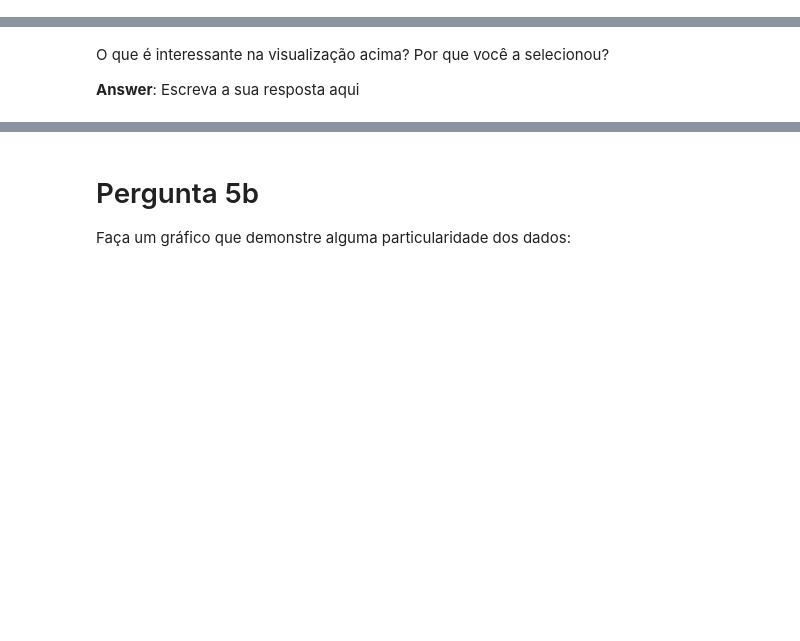
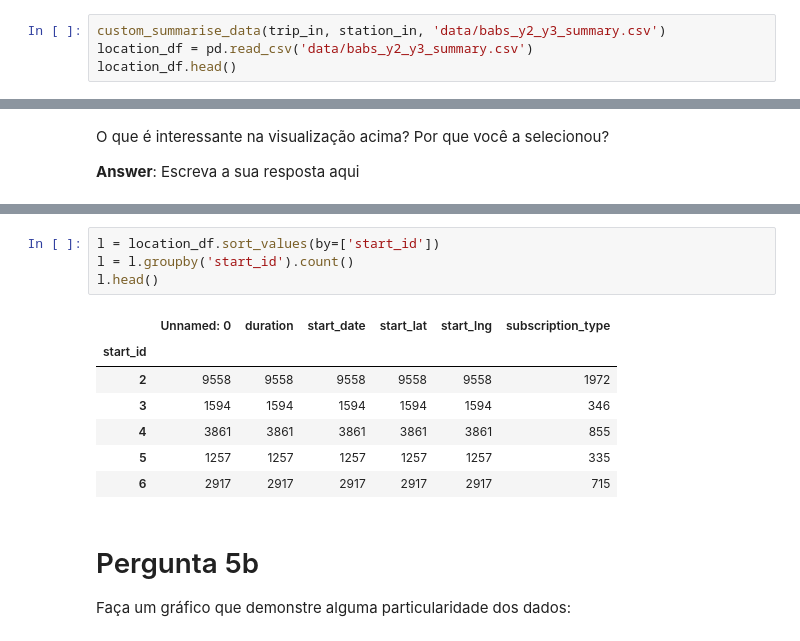
Before and after one commit to jpventura/BikeShareAnalysis, a Jupyter notebook: Analise_Bay_Area_Bike_Share-NDFDSI.ipynb, the cells around one changed output, grey strips where cells are left out. Cells and saved outputs as stored; diff of their text form; blank space fills up the shorter version.

```diff
--- a/Analise_Bay_Area_Bike_Share-NDFDSI.ipynb
+++ b/Analise_Bay_Area_Bike_Share-NDFDSI.ipynb
@@ -428,0 +501,4 @@ display(trip_data.head())
+# %%
+custom_summarise_data(trip_in, station_in, 'data/babs_y2_y3_summary.csv')
+location_df = pd.read_csv('data/babs_y2_y3_summary.csv')
+location_df.head()
@@ -452,3 +556,15 @@ O que é interessante na visualização acima? Por que você a selecionou?
+# %%
+l = location_df.sort_values(by=['start_id'])
+l = l.groupby('start_id').count()
+l.head()
+# %% [output]
+|  | Unnamed: 0 | duration | start_date | start_lat | start_lng | subscription_type |
+| start_id |  |  |  |  |  |  |
+| 2 | 9558 | 9558 | 9558 | 9558 | 9558 | 1972 |
+| 3 | 1594 | 1594 | 1594 | 1594 | 1594 | 346 |
+| 4 | 3861 | 3861 | 3861 | 3861 | 3861 | 855 |
+| 5 | 1257 | 1257 | 1257 | 1257 | 1257 | 335 |
+| 6 | 2917 | 2917 | 2917 | 2917 | 2917 | 715 |
 # %% [markdown]
 # Pergunta 5b
 Faça um gráfico que demonstre alguma particularidade dos dados:
```
Also changed, not shown: parts of 21 cells of this notebook, 2 other files.
